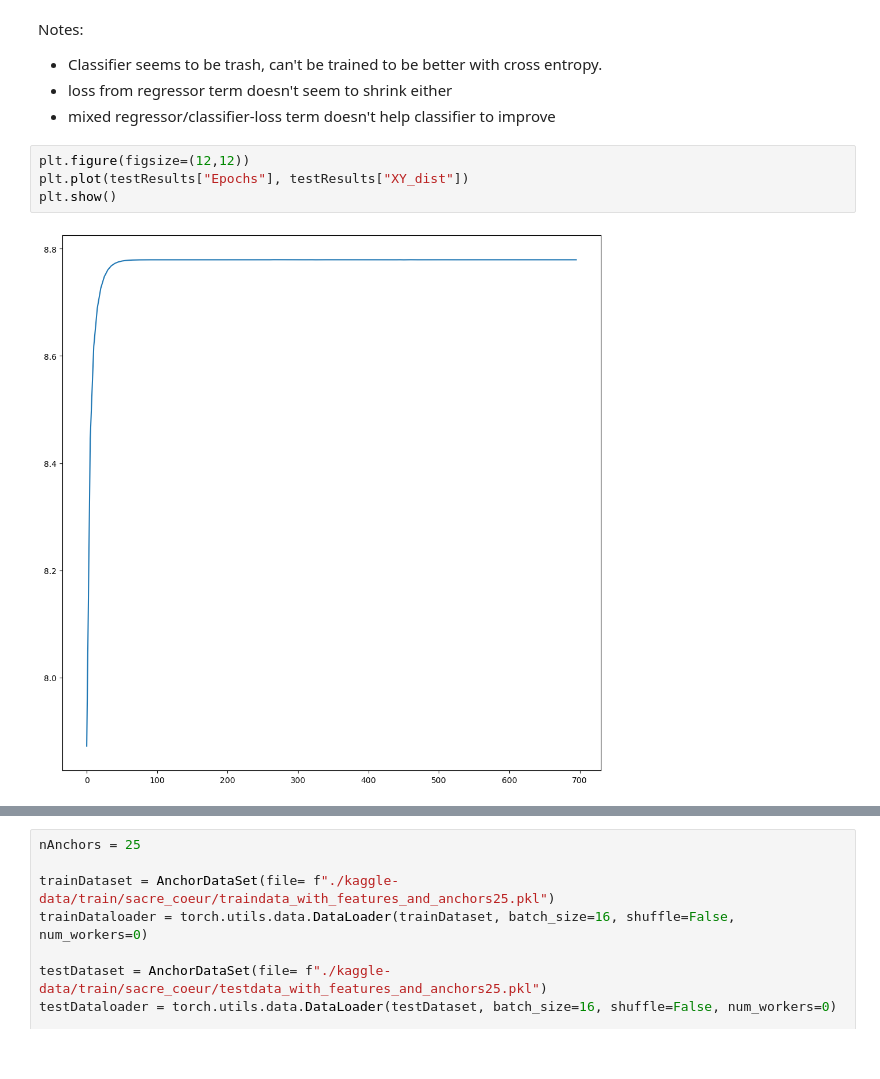
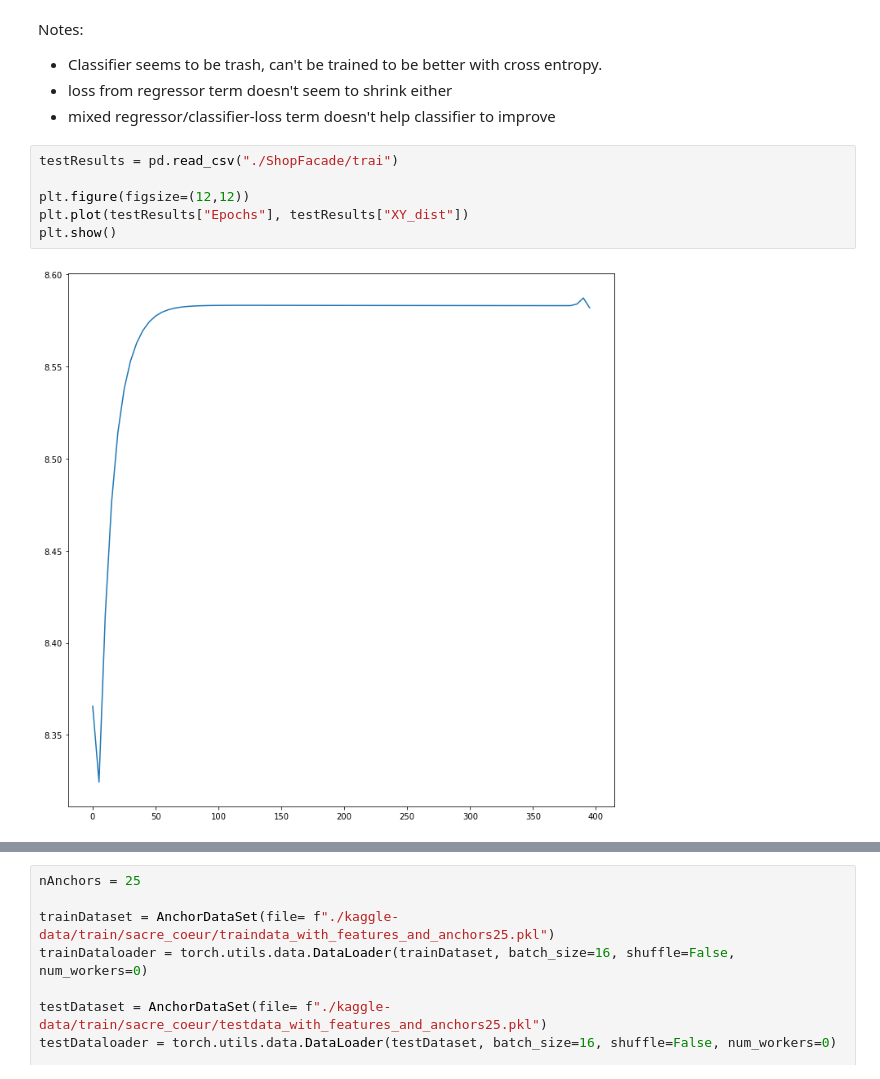
Before and after one commit to AntonEberhardt/aml22_finalProject_imageMatching, a Jupyter notebook: NetRunner.ipynb, the cells around one changed output, grey strips where cells are left out. Drawn from its saved outputs; the diff is of its cells as text.

```diff
--- a/NetRunner.ipynb
+++ b/NetRunner.ipynb
@@ -291,11 +293,13 @@ Notes:
 - loss from regressor term doesn't seem to shrink either
 - mixed regressor/classifier-loss term doesn't help classifier to improve
 # %%
+testResults = pd.read_csv("./ShopFacade/trai")
+
 plt.figure(figsize=(12,12))
 plt.plot(testResults["Epochs"], testResults["XY_dist"])
 plt.show()
 # %% [output]
-[figure, old version]
+[figure, new version]
 # %%
 nAnchors = 24
 batchSize = 8
```
Also changed, not shown: parts of 4 cells of this notebook, 7 other files.
